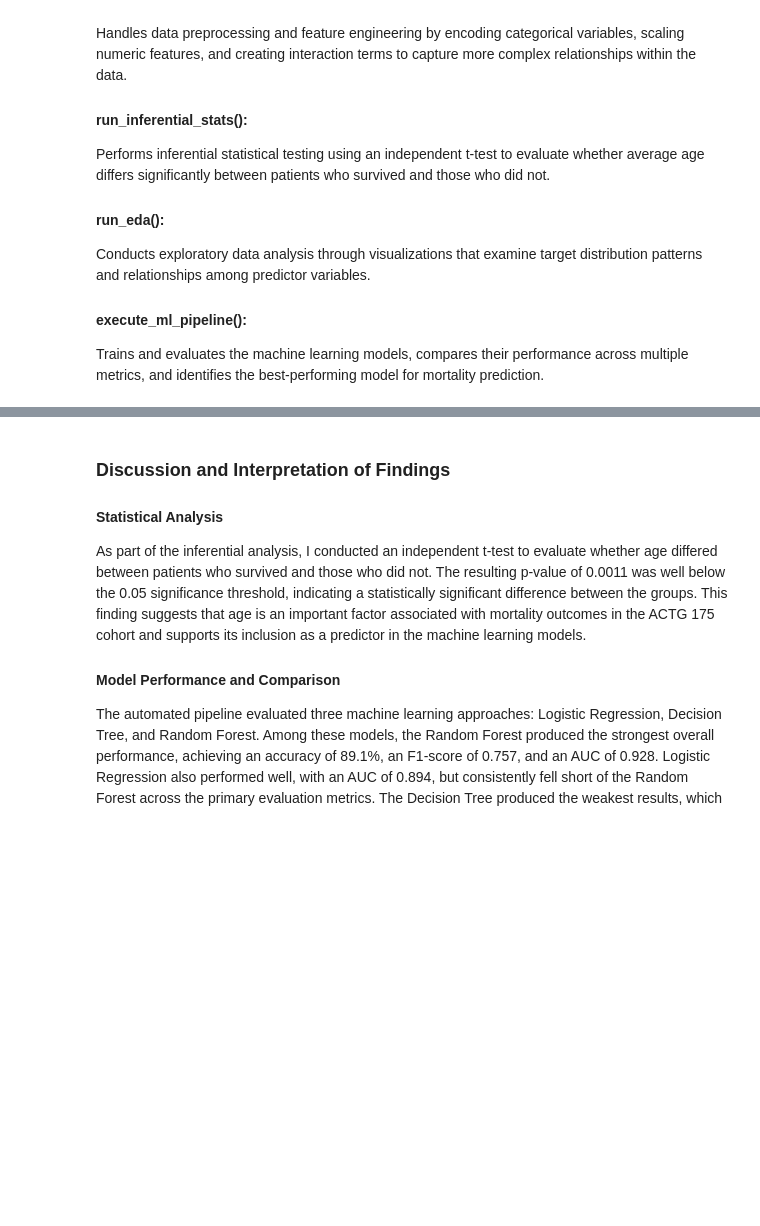
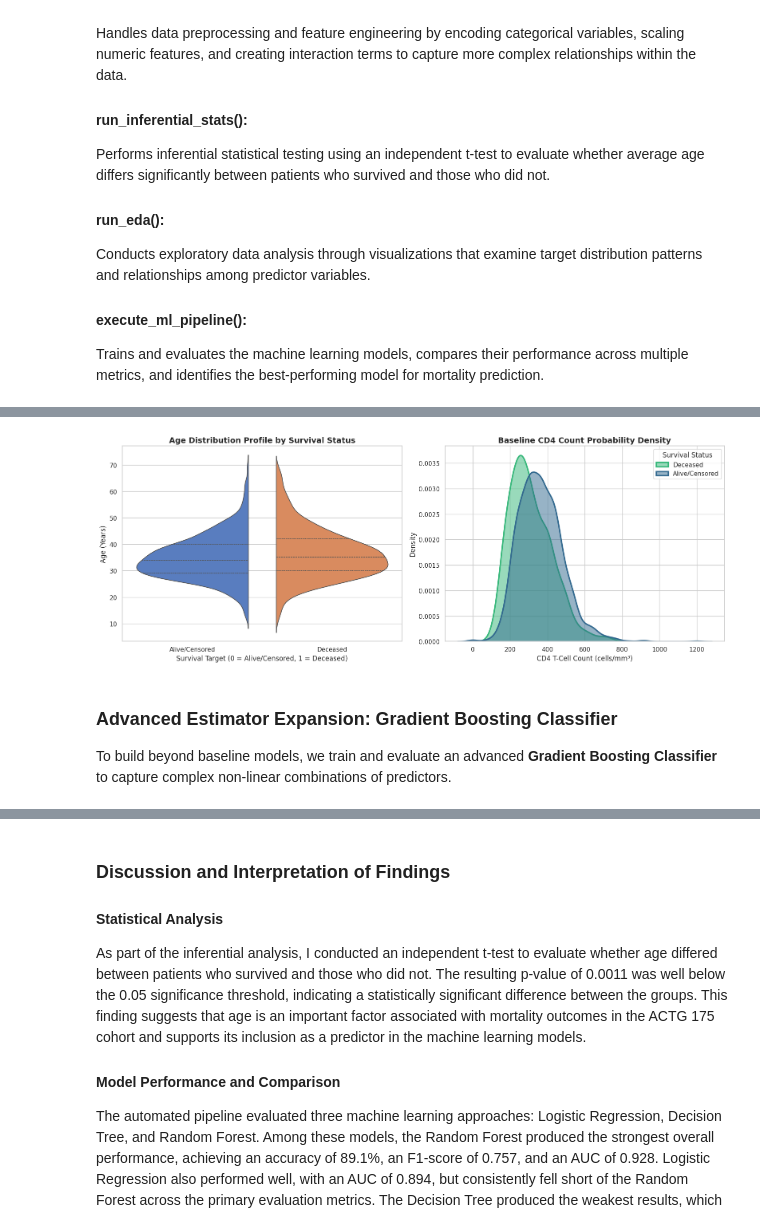
Before and after one commit to teddyschwartzy/final_project, a Jupyter notebook: Final_Project.ipynb, the cells around one changed output, grey strips where cells are left out. Cells and saved outputs as stored; diff of their text form; code cells hidden in the pictures; blank space fills up the shorter version.

```diff
--- a/Final_Project.ipynb
+++ b/Final_Project.ipynb
@@ -367,0 +413,48 @@ The pipeline successfully analyzed the ACTG 175 dataset. The Random Forest perfo
+# %%
+import matplotlib.pyplot as plt
+import seaborn as sns
+
+fig, axes = plt.subplots(1, 2, figsize=(16, 6))
+
+# Plot 1: Violin Plot showing age distribution & probability density across outcomes
+sns.violinplot(
+    data=pipeline.df,
+    x='target',
+    y='age',
+    hue='target',
+    palette='muted',
+    split=True,
+    inner='quartile',
+    legend=False,
+    ax=axes[0]
+)
+axes[0].set_title('Age Distribution Profile by Survival Status', fontsize=14, weight='bold')
+axes[0].set_xlabel('Survival Target (0 = Alive/Censored, 1 = Deceased)', fontsize=12)
+axes[0].set_ylabel('Age (Years)', fontsize=12)
+axes[0].set_xticks([0, 1])
+axes[0].set_xticklabels(['Alive/Censored', 'Deceased'])
+
+# Plot 2: Continuous Kernel Density Estimate (KDE) of Baseline CD40 counts
+sns.kdeplot(
+    data=pipeline.df,
+    x='cd40',
+    hue='target',
+    fill=True,
+    common_norm=False,
+    palette='viridis',
+    alpha=0.5,
+    linewidth=2.5,
+    ax=axes[1]
+)
+axes[1].set_title('Baseline CD4 Count Probability Density', fontsize=14, weight='bold')
+axes[1].set_xlabel('CD4 T-Cell Count (cells/mm³)', fontsize=12)
+axes[1].set_ylabel('Density', fontsize=12)
+axes[1].legend(['Deceased', 'Alive/Censored'], title='Survival Status')
+
+plt.tight_layout()
+plt.show()
+# %% [output]
+[figure, added]
+# %% [markdown]
+### Advanced Estimator Expansion: Gradient Boosting Classifier
+To build beyond baseline models, we train and evaluate an advanced **Gradient Boosting Classifier** to capture complex non-linear combinations of predictors.
```
Also changed, not shown: parts of 30 cells of this notebook.
